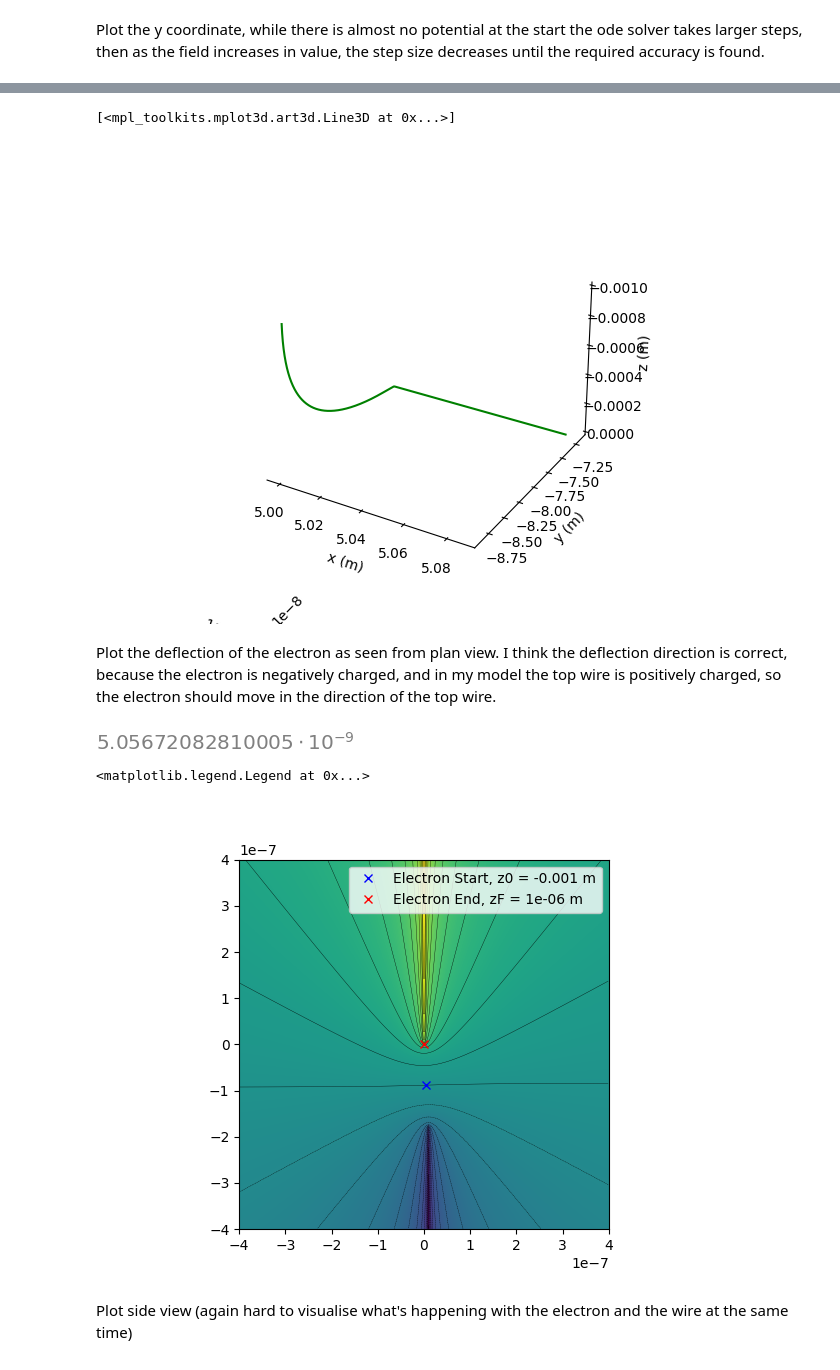
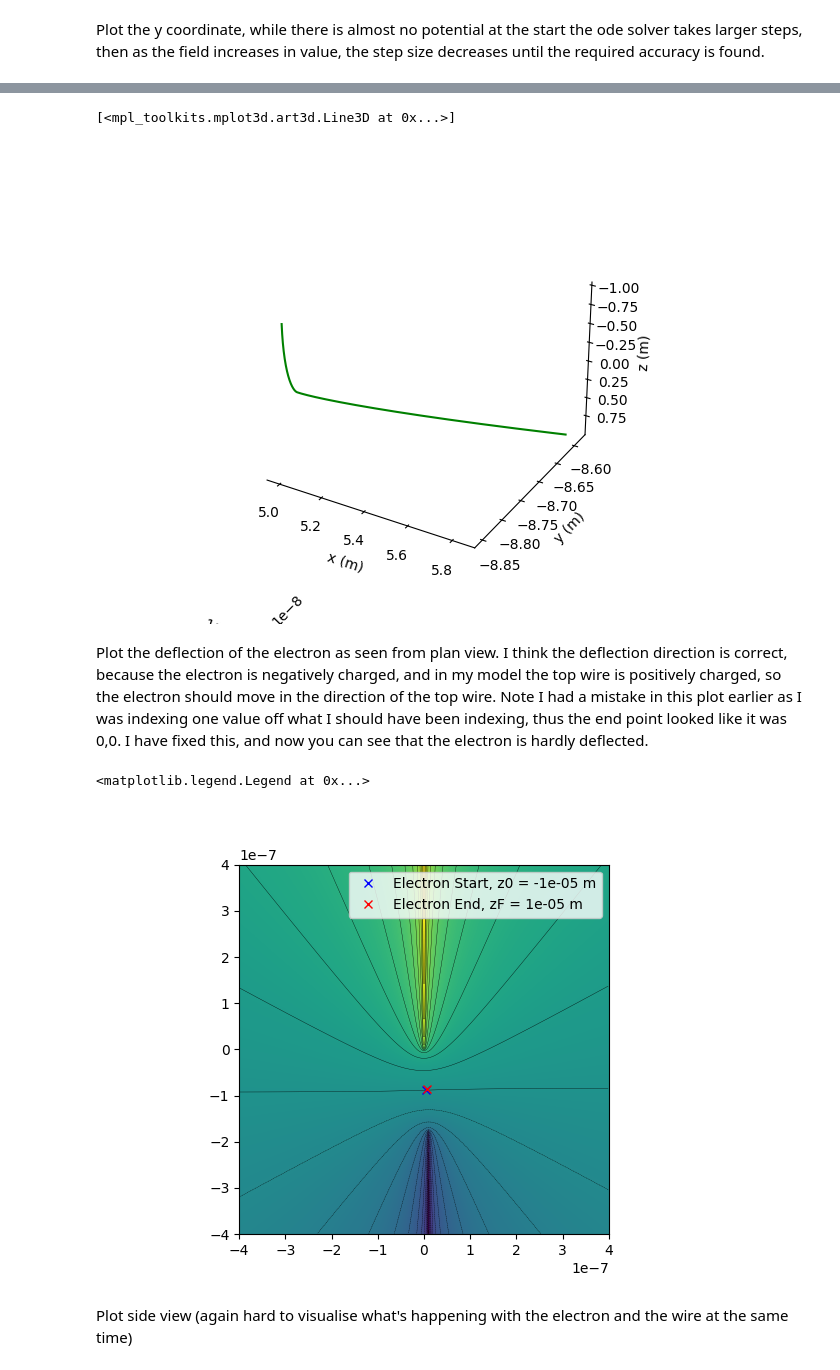
Before and after one commit to AMCLab/TEMGYMAdvanced, a Jupyter notebook: JanghyunCOMAnalysis/wire.ipynb, the cells around one changed output, grey strips where cells are left out. Drawn from its saved outputs; the diff is of its cells as text; code cells hidden in the pictures.

```diff
--- a/JanghyunCOMAnalysis/wire.ipynb
+++ b/JanghyunCOMAnalysis/wire.ipynb
@@ -367,12 +367,12 @@ Set up initial conditions for ray tracing
 # %%
 x0 = np.array([5e-9, 0, -y_displacement/2, 0]) #x, x', y, y'
 z0 = -1e-5 #Initial z plane
-zF = 1e-6 #Final z plane
+zF = 1e-5 #Final z plane
 # %% [markdown]
 Trace the electron through the potential
 # %%
-tol = 1e-10 #error tolerance in the calculation
-max_step_size = 1e-6 #m
+tol = 1e-9 #error tolerance in the calculation (error in force or velocity on one axis is no larger than tolerance)
+max_step_size = 1e-5 #m
 min_step_size = 1e-15 #m
 z_out, x_out, steps = odedopri(trajectory_equation_of_motion,  z0,  x0,  zF,  tol ,  max_step_size,  min_step_size,  1000000, args=(phi_hat_lambda, dphi_hat_lambda))
 # %% [output]
@@ -419,30 +419,25 @@ ax.zaxis._axinfo["grid"]['color'] =  (1,1,1,0)
 ax.plot(x_out[:steps-1, 0], x_out[:steps-1, 2], z_out[:steps-1], color =  'g')
 # %% [output]
 [<mpl_toolkits.mplot3d.art3d.Line3D at 0x...>]
-[figure, old version]
+[figure, new version]
 # %% [markdown]
-Plot the deflection of the electron as seen from plan view. I think the deflection direction is correct, because the electron is negatively charged, and in my model the top wire is positively charged, so the electron should move in the direction of the top wire.
+Plot the deflection of the electron as seen from plan view. I think the deflection direction is correct, because the electron is negatively charged, and in my model the top wire is positively charged, so the electron should move in the direction of the top wire. Note I had a mistake in this plot earlier as I was indexing one value off what I should have been indexing, thus the end point looked like it was 0,0. I have fixed this, and now you can see that the electron is hardly deflected.
-# %%
-z_out[steps-3]
-x_out[steps-50, 0]
-# %% [output]
-[figure, removed]
 # %%
 plan_figure, plan_ax = plt.subplots()
 x_line, xstep = np.linspace(-400e-9, 400e-9, 300, retstep = True)
 y_line, ystep = np.linspace(-400e-9, 400e-9, 300, retstep = True)
 x_grid, y_grid = np.meshgrid(x_line, y_line)
 z_grid = 0*np.ones(x_grid.shape)
 
 potential_image = phi_wires_lambda(x_grid, y_grid, 0)
 plan_ax.imshow(potential_image, extent=[-400e-9, 400e-9, -400e-9, 400e-9])
 plan_ax.contour(potential_image, 25, linewidths = 0.25, colors = 'k', extent = [-400e-9, 400e-9, -400e-9, 400e-9], origin = 'upper')
 plan_ax.plot(x_out[0, 0], x_out[0, 2], 'xb', label = f'Electron Start, z0 = {z0} m')
-plan_ax.plot(x_out[steps, 0], x_out[steps, 2], 'xr', label = f'Electron End, zF = {zF} m')
+plan_ax.plot(x_out[steps-1, 0], x_out[steps-1, 2], 'xr', label = f'Electron End, zF = {zF} m')
 plan_ax.legend()
 # %% [output]
 <matplotlib.legend.Legend at 0x...>
-[figure, old version]
+[figure, new version]
 # %% [markdown]
 Plot side view (again hard to visualise what's happening with the electron and the wire at the same time)
 # %%
```
Also changed, not shown: parts of 9 cells of this notebook.
